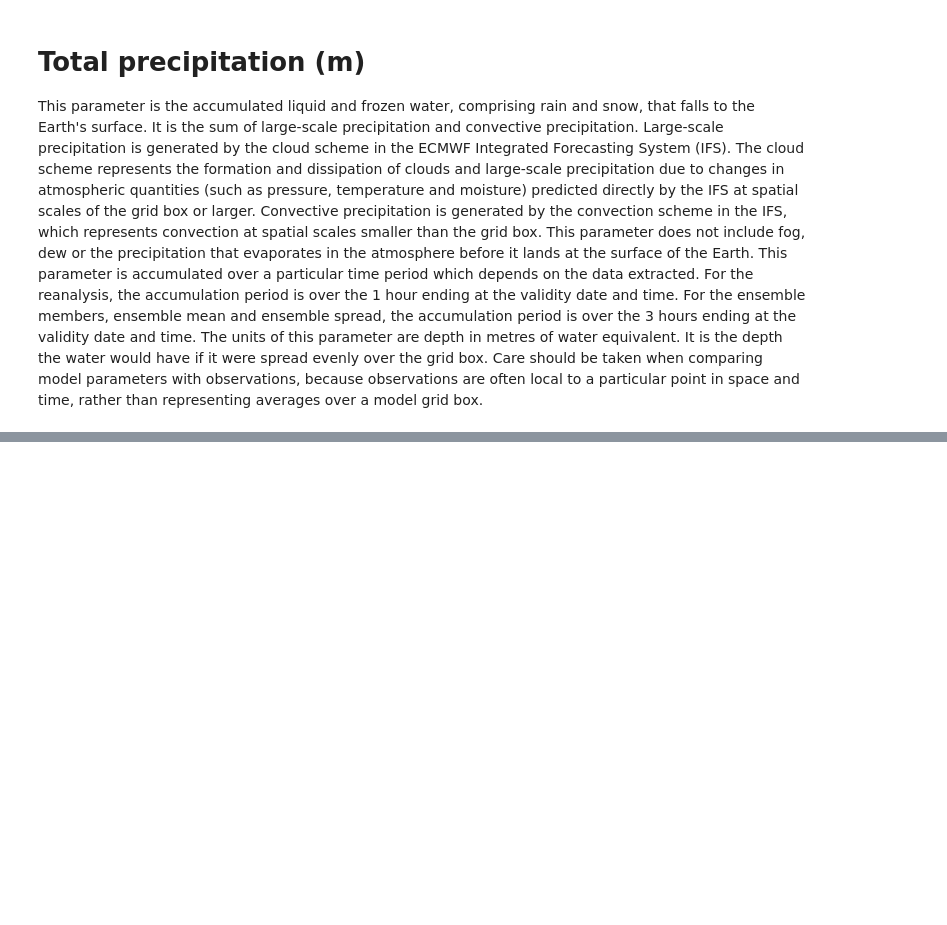
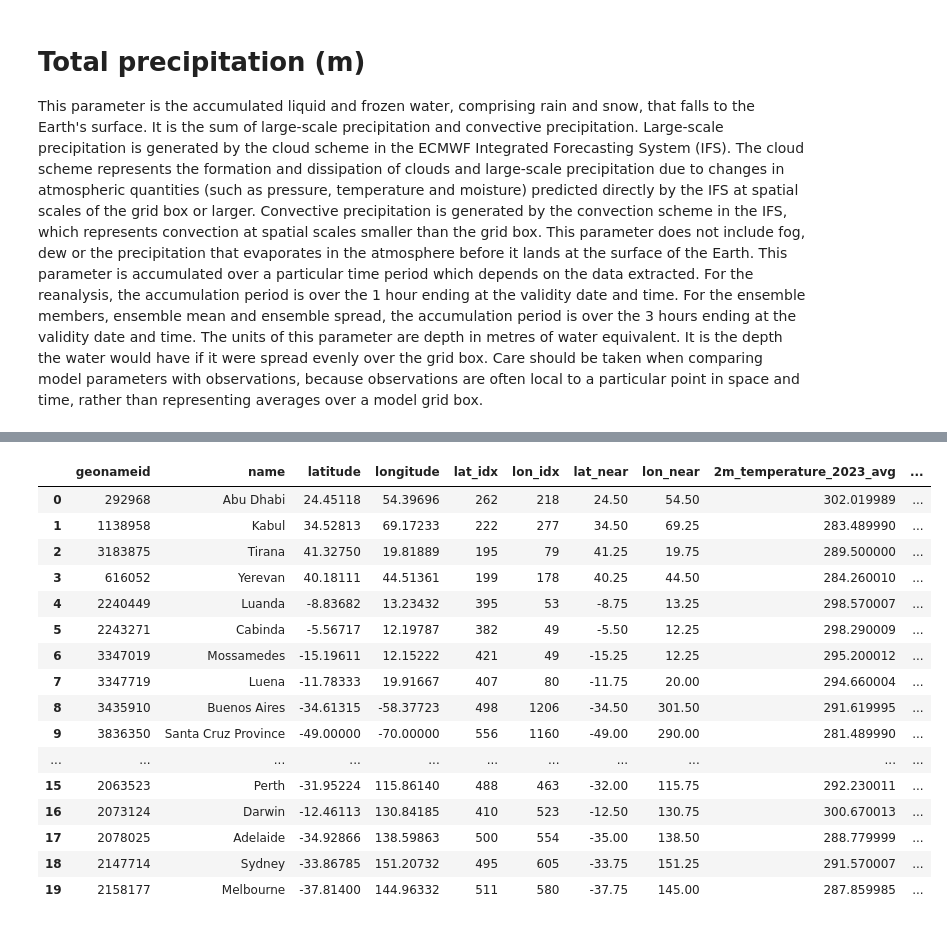
Before and after one commit to AliciaXia222/Capstone-Team-Climate-Trace, a Jupyter notebook: notebooks/020_WeatherData_Preprocessing.ipynb, the cells around one changed output, grey strips where cells are left out. Saved outputs shown, nothing was run; the diff lists cells and outputs as text; code cells hidden in the pictures; blank space fills up the shorter version.

```diff
--- a/notebooks/020_WeatherData_Preprocessing.ipynb
+++ b/notebooks/020_WeatherData_Preprocessing.ipynb
@@ -189,4 +143,4 @@ merged_df = pd.merge(
 )
 assert merged_df.shape[0] == eui_df.shape[0]
 print(f"shape: {merged_df.shape}")
-merged_df[["geonameid","name","latitude","longitude"]]
+merged_df = merged_df[["geonameid","name","latitude","longitude"]]
@@ -291,0 +343,50 @@ plt.show()
+# %%
+# Get all indices and nearest coordinates
+grid_lat_idx, grid_lon_idx, nearest_lat, nearest_lon, _ = zip(*(
+    find_nearest_point(row['latitude'], row['longitude'], ds_2m_temperature_2023)
+    for _, row in merged_df.iterrows()
+))
+
+# Assign to dataframe columns
+merged_df['lat_idx'] = grid_lat_idx
+merged_df['lon_idx'] = grid_lon_idx
+merged_df['lat_near'] = nearest_lat
+merged_df['lon_near'] = nearest_lon
+# %%
+# 2-meter temperature average (K)
+merged_df.loc[:, '2m_temperature_2023_avg'] = merged_df.apply(
+    lambda row: round(ds_2m_temperature_2023["t2m"].isel(latitude=row['lat_idx'], longitude=row['lon_idx']).values.mean(), 2),
+    axis=1
+)
+
+# 2-meter dewpoint temperature average (K)
+merged_df.loc[:, '2m_dewpoint_temperature_2023_avg'] = merged_df.apply(
+    lambda row: round(ds_2m_dewpoint_temperature_2023["d2m"].isel(latitude=row['lat_idx'], longitude=row['lon_idx']).values.mean(), 2),
+    axis=1
+)
+
+# Total precipitation accumulation (m)
+merged_df.loc[:, 'total_precipitation_2023'] = merged_df.apply(
+    lambda row: round(ds_total_precipitation_2023["tp"].isel(latitude=row['lat_idx'], longitude=row['lon_idx']).values.sum(), 3),
+    axis=1
+)
+# %%
+merged_df.head(20)
+# %% [output]
+|  | geonameid | name | latitude | longitude | lat_idx | lon_idx | lat_near | lon_near | 2m_temperature_2023_avg | ... |
+| 0 | 292968 | Abu Dhabi | 24.45118 | 54.39696 | 262 | 218 | 24.50 | 54.50 | 302.019989 | ... |
+| 1 | 1138958 | Kabul | 34.52813 | 69.17233 | 222 | 277 | 34.50 | 69.25 | 283.489990 | ... |
+| 2 | 3183875 | Tirana | 41.32750 | 19.81889 | 195 | 79 | 41.25 | 19.75 | 289.500000 | ... |
+| 3 | 616052 | Yerevan | 40.18111 | 44.51361 | 199 | 178 | 40.25 | 44.50 | 284.260010 | ... |
+| 4 | 2240449 | Luanda | -8.83682 | 13.23432 | 395 | 53 | -8.75 | 13.25 | 298.570007 | ... |
+| 5 | 2243271 | Cabinda | -5.56717 | 12.19787 | 382 | 49 | -5.50 | 12.25 | 298.290009 | ... |
+| 6 | 3347019 | Mossamedes | -15.19611 | 12.15222 | 421 | 49 | -15.25 | 12.25 | 295.200012 | ... |
+| 7 | 3347719 | Luena | -11.78333 | 19.91667 | 407 | 80 | -11.75 | 20.00 | 294.660004 | ... |
+| 8 | 3435910 | Buenos Aires | -34.61315 | -58.37723 | 498 | 1206 | -34.50 | 301.50 | 291.619995 | ... |
+| 9 | 3836350 | Santa Cruz Province | -49.00000 | -70.00000 | 556 | 1160 | -49.00 | 290.00 | 281.489990 | ... |
+| ... | ... | ... | ... | ... | ... | ... | ... | ... | ... | ... |
+| 15 | 2063523 | Perth | -31.95224 | 115.86140 | 488 | 463 | -32.00 | 115.75 | 292.230011 | ... |
+| 16 | 2073124 | Darwin | -12.46113 | 130.84185 | 410 | 523 | -12.50 | 130.75 | 300.670013 | ... |
+| 17 | 2078025 | Adelaide | -34.92866 | 138.59863 | 500 | 554 | -35.00 | 138.50 | 288.779999 | ... |
+| 18 | 2147714 | Sydney | -33.86785 | 151.20732 | 495 | 605 | -33.75 | 151.25 | 291.570007 | ... |
+| 19 | 2158177 | Melbourne | -37.81400 | 144.96332 | 511 | 580 | -37.75 | 145.00 | 287.859985 | ... |
```
Also changed, not shown: parts of 20 cells of this notebook.
